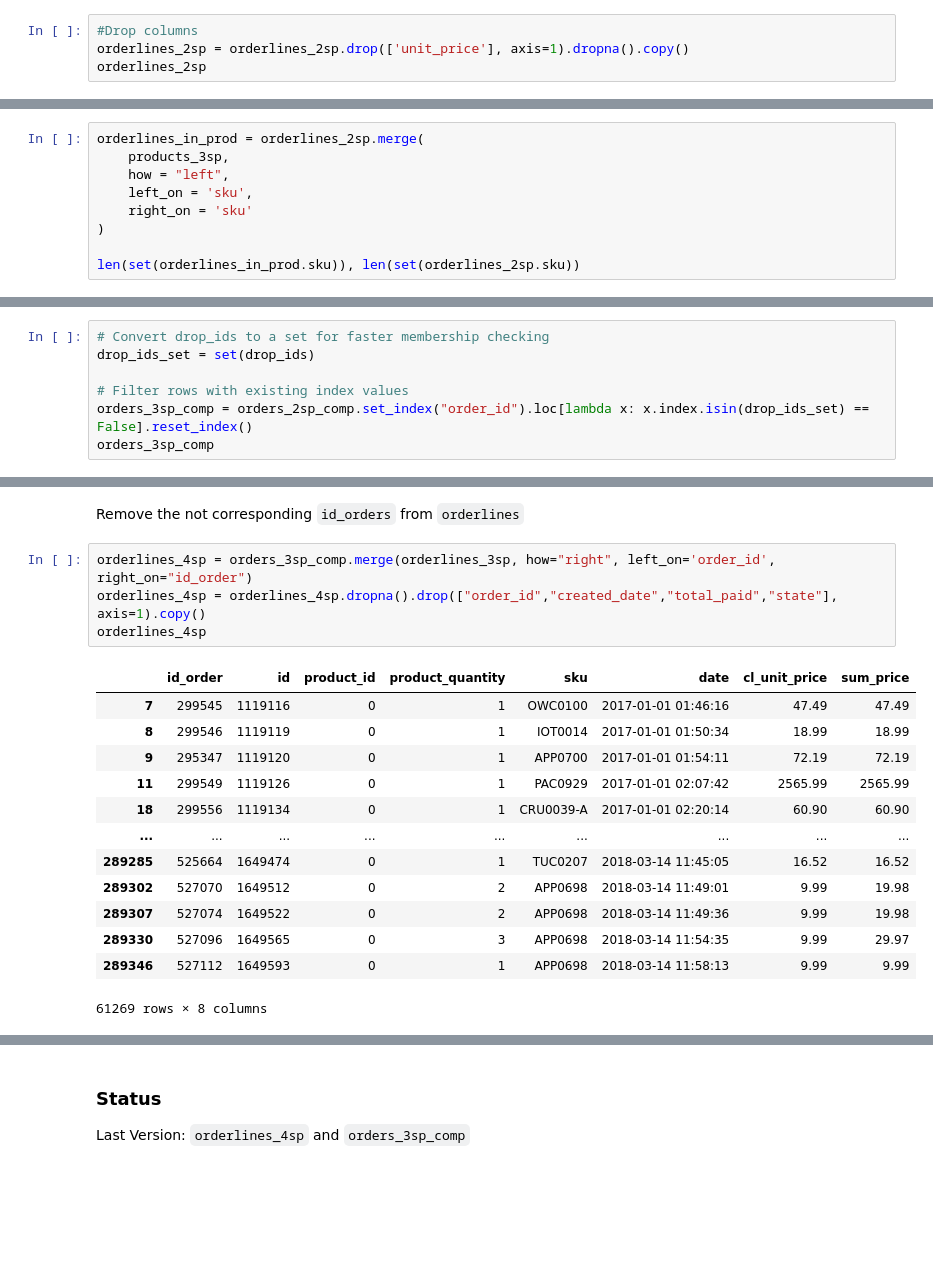
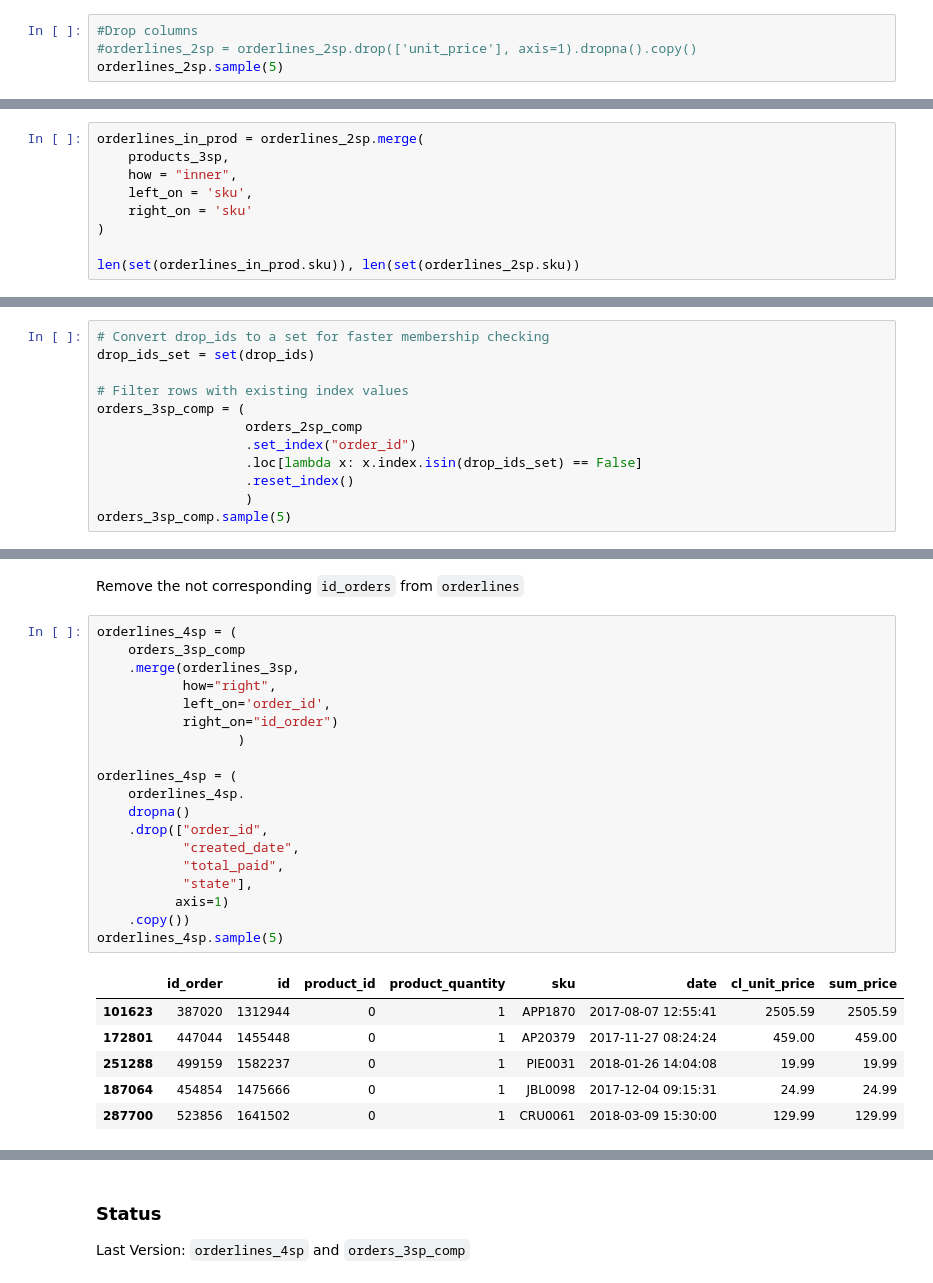
Before and after one commit to FindWhatYou/Pandas_Exercises, a Jupyter notebook: 7_data_cleaning.ipynb, the cells around one changed output, grey strips where cells are left out. Drawn from its saved outputs; the diff is of its cells as text; blank space fills up the shorter version.

```diff
--- a/7_data_cleaning.ipynb
+++ b/7_data_cleaning.ipynb
@@ -817,6 +821,6 @@ orderlines_2sp
 # %%
 #Drop columns
-orderlines_2sp = orderlines_2sp.drop(['unit_price'], axis=1).dropna().copy()
-orderlines_2sp
+#orderlines_2sp = orderlines_2sp.drop(['unit_price'], axis=1).dropna().copy()
+orderlines_2sp.sample(5)
 # %% [output]
 |  | id | id_order | product_id | product_quantity | sku | date | cl_unit_price | sum_price |
@@ -890,7 +891,7 @@ orders_2sp_comp.sample(1)
 # %%
 orderlines_in_prod = orderlines_2sp.merge(
     products_3sp,
-    how = "left",
+    how = "inner",
     left_on = 'sku',
     right_on = 'sku'
 )
@@ -947,7 +943,12 @@ Remove no corresponding `order_id` from `orders`
 drop_ids_set = set(drop_ids)
 
 # Filter rows with existing index values
-orders_3sp_comp = orders_2sp_comp.set_index("order_id").loc[lambda x: x.index.isin(drop_ids_set) == False].reset_index()
-orders_3sp_comp
+orders_3sp_comp = (
+                   orders_2sp_comp
+                   .set_index("order_id")
+                   .loc[lambda x: x.index.isin(drop_ids_set) == False]
+                   .reset_index()
+                   )
+orders_3sp_comp.sample(5)
 # %% [output]
 |  | order_id | created_date | total_paid | state |
@@ -966,20 +960,28 @@ orders_3sp_comp
 # %% [markdown]
 Remove the not corresponding `id_orders` from `orderlines`
 # %%
-orderlines_4sp = orders_3sp_comp.merge(orderlines_3sp, how="right", left_on='order_id', right_on="id_order")
-orderlines_4sp = orderlines_4sp.dropna().drop(["order_id","created_date","total_paid","state"], axis=1).copy()
-orderlines_4sp
+orderlines_4sp = (
+    orders_3sp_comp
+    .merge(orderlines_3sp,
+           how="right",
+           left_on='order_id',
+           right_on="id_order")
+                  )
+
+orderlines_4sp = (
+    orderlines_4sp.
+    dropna()
+    .drop(["order_id",
+           "created_date",
+           "total_paid",
+           "state"],
+          axis=1)
+    .copy())
+orderlines_4sp.sample(5)
 # %% [output]
 |  | id_order | id | product_id | product_quantity | sku | date | cl_unit_price | sum_price |
-| 7 | 299545 | 1119116 | 0 | 1 | OWC0100 | 2017-01-01 01:46:16 | 47.49 | 47.49 |
-| 8 | 299546 | 1119119 | 0 | 1 | IOT0014 | 2017-01-01 01:50:34 | 18.99 | 18.99 |
-| 9 | 295347 | 1119120 | 0 | 1 | APP0700 | 2017-01-01 01:54:11 | 72.19 | 72.19 |
-| 11 | 299549 | 1119126 | 0 | 1 | PAC0929 | 2017-01-01 02:07:42 | 2565.99 | 2565.99 |
-| 18 | 299556 | 1119134 | 0 | 1 | CRU0039-A | 2017-01-01 02:20:14 | 60.90 | 60.90 |
-| ... | ... | ... | ... | ... | ... | ... | ... | ... |
-| 289285 | 525664 | 1649474 | 0 | 1 | TUC0207 | 2018-03-14 11:45:05 | 16.52 | 16.52 |
-| 289302 | 527070 | 1649512 | 0 | 2 | APP0698 | 2018-03-14 11:49:01 | 9.99 | 19.98 |
-| 289307 | 527074 | 1649522 | 0 | 2 | APP0698 | 2018-03-14 11:49:36 | 9.99 | 19.98 |
-| 289330 | 527096 | 1649565 | 0 | 3 | APP0698 | 2018-03-14 11:54:35 | 9.99 | 29.97 |
-| 289346 | 527112 | 1649593 | 0 | 1 | APP0698 | 2018-03-14 11:58:13 | 9.99 | 9.99 |
+| 101623 | 387020 | 1312944 | 0 | 1 | APP1870 | 2017-08-07 12:55:41 | 2505.59 | 2505.59 |
+| 172801 | 447044 | 1455448 | 0 | 1 | AP20379 | 2017-11-27 08:24:24 | 459.00 | 459.00 |
+| 251288 | 499159 | 1582237 | 0 | 1 | PIE0031 | 2018-01-26 14:04:08 | 19.99 | 19.99 |
+| 187064 | 454854 | 1475666 | 0 | 1 | JBL0098 | 2017-12-04 09:15:31 | 24.99 | 24.99 |
+| 287700 | 523856 | 1641502 | 0 | 1 | CRU0061 | 2018-03-09 15:30:00 | 129.99 | 129.99 |
-61269 rows × 8 columns
```
Also changed, not shown: parts of 23 cells of this notebook.
